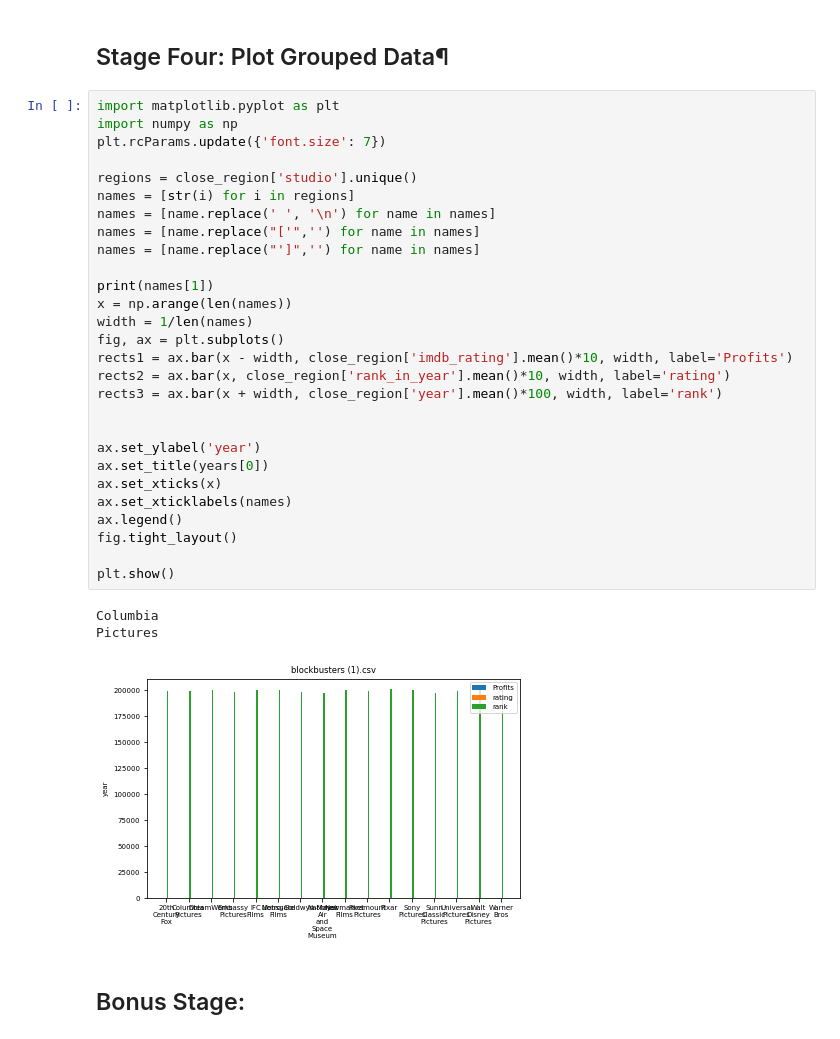
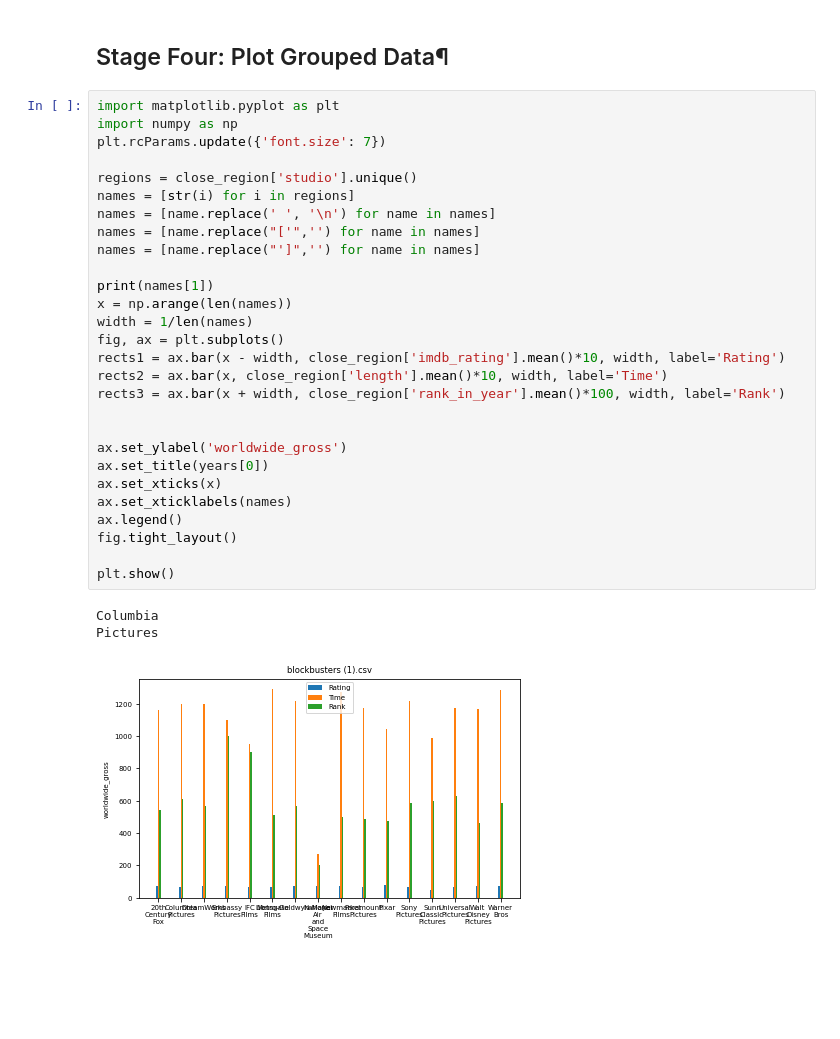
Before and after one commit to dlb007/Vox, a Jupyter notebook: Assignment # 8x.ipynb, the cells around one changed output. Saved outputs shown, nothing was run; the diff lists cells and outputs as text; blank space fills up the shorter version.

```diff
--- a/Assignment # 8x.ipynb
+++ b/Assignment # 8x.ipynb
@@ -109,34 +109,32 @@ Name: rank_in_year, dtype: float64
 # %%
 import matplotlib.pyplot as plt
 import numpy as np
 plt.rcParams.update({'font.size': 7})
 
 regions = close_region['studio'].unique()
 names = [str(i) for i in regions]
 names = [name.replace(' ', '\n') for name in names]
 names = [name.replace("['",'') for name in names]
 names = [name.replace("']",'') for name in names]
 
 print(names[1])
 x = np.arange(len(names))
 width = 1/len(names)
 fig, ax = plt.subplots()
-rects1 = ax.bar(x - width, close_region['imdb_rating'].mean()*10, width, label='Profits')
-rects2 = ax.bar(x, close_region['rank_in_year'].mean()*10, width, label='rating')
-rects3 = ax.bar(x + width, close_region['year'].mean()*100, width, label='rank')
+rects1 = ax.bar(x - width, close_region['imdb_rating'].mean()*10, width, label='Rating')
+rects2 = ax.bar(x, close_region['length'].mean()*10, width, label='Time')
+rects3 = ax.bar(x + width, close_region['rank_in_year'].mean()*100, width, label='Rank')
 
 
-ax.set_ylabel('year')
+ax.set_ylabel('worldwide_gross')
 ax.set_title(years[0])
 ax.set_xticks(x)
 ax.set_xticklabels(names)
 ax.legend()
 fig.tight_layout()
 
 plt.show()
 # %% [output]
 Columbia
 Pictures
-[figure, old version]
+[figure, new version]
-# %% [markdown]
-## Bonus Stage:
```
Also changed, not shown: parts of 2 cells of this notebook, 1 other file.
